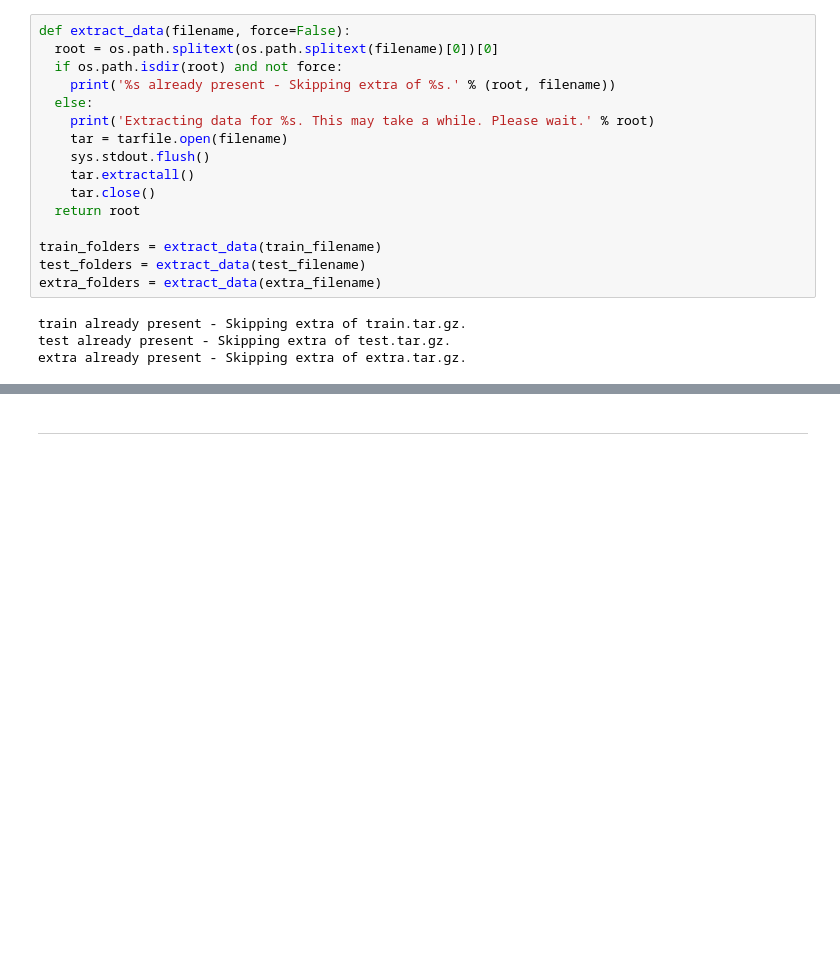
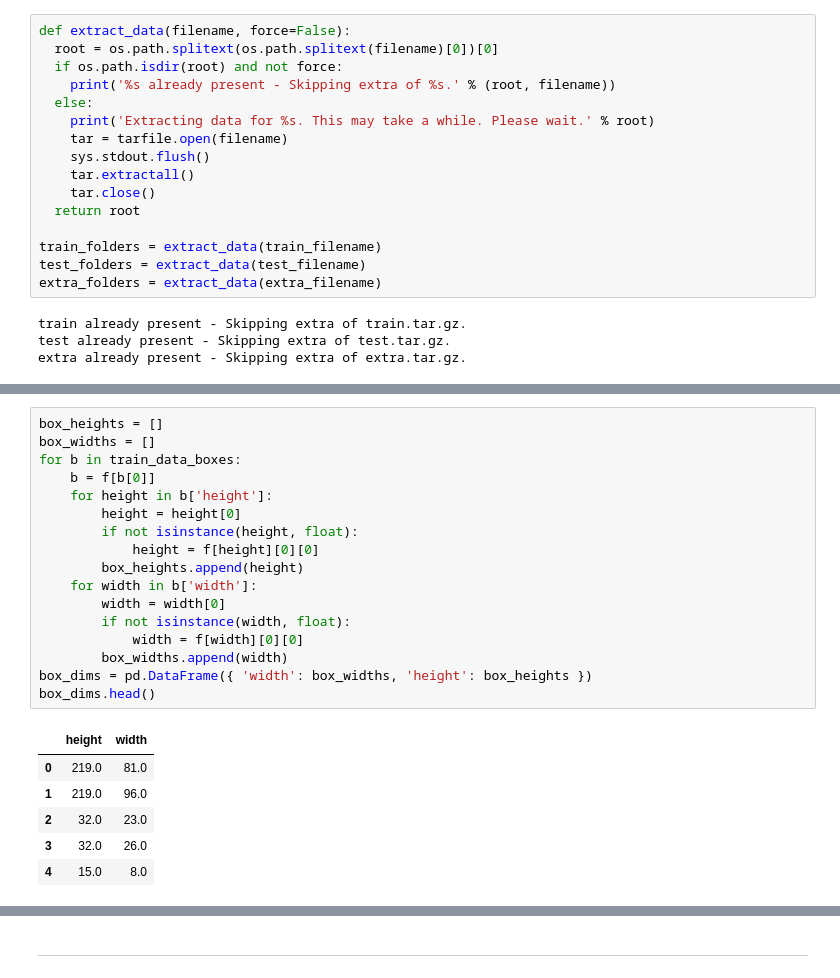
Before and after one commit to SayakaNogawa/Capstone_Deep_Learning, a Jupyter notebook: build_a_live_camera.ipynb, the cells around one changed output, grey strips where cells are left out. Cells and saved outputs as stored; diff of their text form; blank space fills up the shorter version.

```diff
--- a/build_a_live_camera.ipynb
+++ b/build_a_live_camera.ipynb
@@ -103,0 +181,24 @@ extra already present - Skipping extra of extra.tar.gz.
+# %%
+box_heights = []
+box_widths = []
+for b in train_data_boxes:
+    b = f[b[0]]
+    for height in b['height']:
+        height = height[0]
+        if not isinstance(height, float):
+            height = f[height][0][0]
+        box_heights.append(height)
+    for width in b['width']:
+        width = width[0]
+        if not isinstance(width, float):
+            width = f[width][0][0]
+        box_widths.append(width)
+box_dims = pd.DataFrame({ 'width': box_widths, 'height': box_heights })
+box_dims.head()
+# %% [output]
+|  | height | width |
+| 0 | 219.0 | 81.0 |
+| 1 | 219.0 | 96.0 |
+| 2 | 32.0 | 23.0 |
+| 3 | 32.0 | 26.0 |
+| 4 | 15.0 | 8.0 |
```
Also changed, not shown: parts of 6 cells of this notebook.
